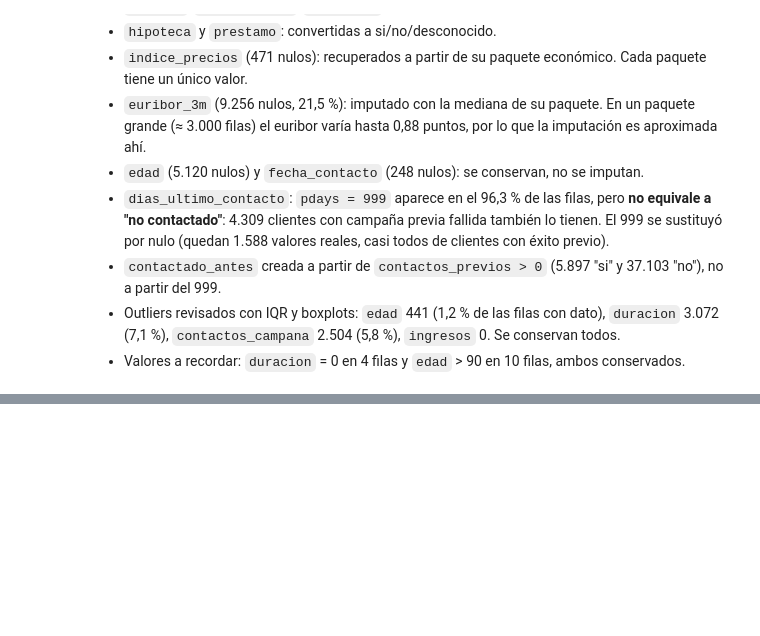
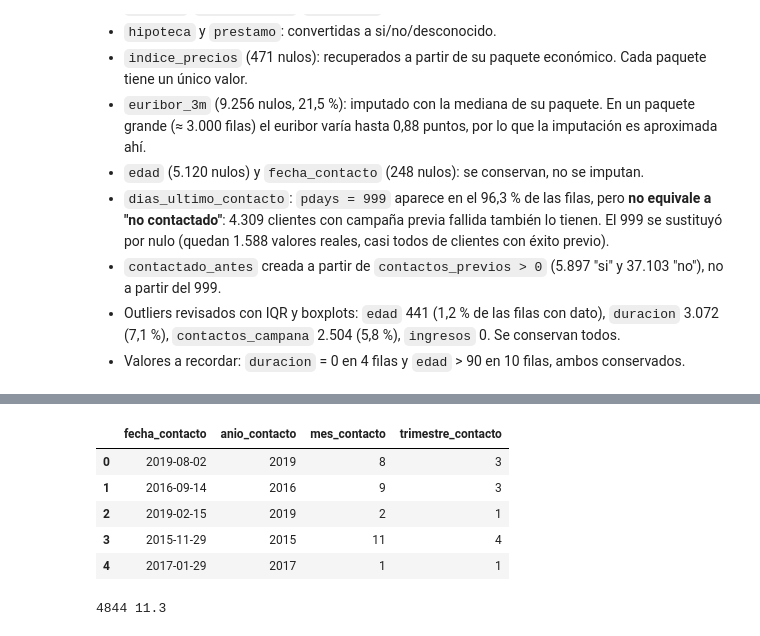
Before and after one commit to AntonioRojasBoquizo/00_da_p04_v01, a Jupyter notebook: notebooks/02_limpieza_y_transformacion.ipynb, the cells around one changed output, grey strips where cells are left out. Saved outputs shown, nothing was run; the diff lists cells and outputs as text; code cells hidden in the pictures; blank space fills up the shorter version.

```diff
--- a/notebooks/02_limpieza_y_transformacion.ipynb
+++ b/notebooks/02_limpieza_y_transformacion.ipynb
@@ -427,0 +461,3 @@ memory usage: 7.6 MB
+# %%
+df["total_hijos"] = df["num_ninos"] + df["num_adolescentes"]
+df["total_hijos"].value_counts().sort_index()
@@ -427,0 +472,7 @@ memory usage: 7.6 MB
+# %%
+bins_edad = [0, 24, 34, 44, 54, 64, 120]
+etiquetas_edad = ["<25", "25-34", "35-44", "45-54", "55-64", "65+"]
+
+df["grupo_edad"] = pd.cut(df["edad"].astype(float), bins=bins_edad, labels=etiquetas_edad)
+df["grupo_edad"] = df["grupo_edad"].cat.add_categories("desconocido").fillna("desconocido")
+df["grupo_edad"].value_counts(dropna=False)
@@ -427,0 +489,4 @@ memory usage: 7.6 MB
+# %%
+etiquetas_ingresos = ["bajo", "medio-bajo", "medio-alto", "alto"]
+df["tramo_ingresos"] = pd.qcut(df["ingresos"], q=4, labels=etiquetas_ingresos)
+df["tramo_ingresos"].value_counts().sort_index()
@@ -427,0 +500,3 @@ memory usage: 7.6 MB
+# %%
+df["antiguedad_anios"] = ((df["fecha_contacto"] - df["fecha_alta"]).dt.days / 365.25).round(1)
+df["antiguedad_anios"].describe()
@@ -427,0 +513,18 @@ memory usage: 7.6 MB
+# %%
+df["anio_contacto"] = df["fecha_contacto"].dt.year.astype("Int64")
+df["mes_contacto"] = df["fecha_contacto"].dt.month.astype("Int64")
+df["trimestre_contacto"] = df["fecha_contacto"].dt.quarter.astype("Int64")
+
+df[["fecha_contacto", "anio_contacto", "mes_contacto", "trimestre_contacto"]].head()
+# %% [output]
+|  | fecha_contacto | anio_contacto | mes_contacto | trimestre_contacto |
+| 0 | 2019-08-02 | 2019 | 8 | 3 |
+| 1 | 2016-09-14 | 2016 | 9 | 3 |
+| 2 | 2019-02-15 | 2019 | 2 | 1 |
+| 3 | 2015-11-29 | 2015 | 11 | 4 |
+| 4 | 2017-01-29 | 2017 | 1 | 1 |
+# %%
+df["suscrito_num"] = (df["suscrito"] == "yes").astype(int)
+print(df["suscrito_num"].sum(), round(df["suscrito_num"].mean() * 100, 1))
+# %% [output]
+4844 11.3
```
Also changed, not shown: parts of 12 cells of this notebook.
